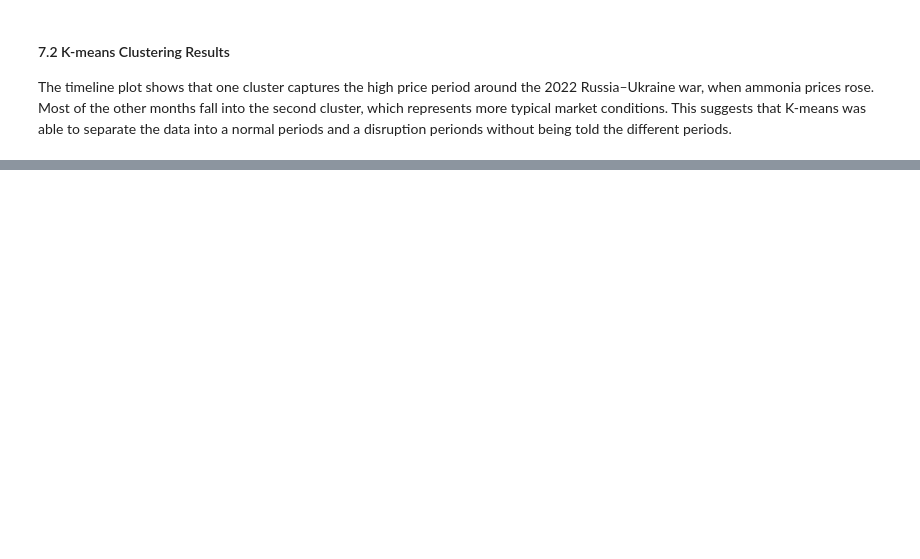
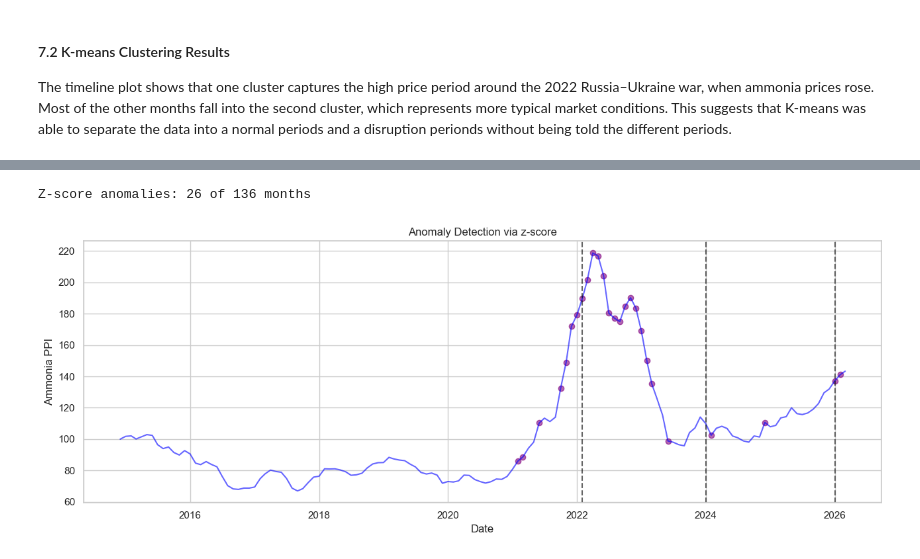
Before and after one commit to soph-k/ammonia-shock-analysis, a Jupyter notebook: ammonia_notebook.ipynb, the cells around one changed output, grey strips where cells are left out. Saved outputs shown, nothing was run; the diff lists cells and outputs as text; code cells hidden in the pictures; blank space fills up the shorter version.

```diff
--- a/ammonia_notebook.ipynb
+++ b/ammonia_notebook.ipynb
@@ -483,0 +541,37 @@ The timeline plot shows that one cluster captures the high price period around t
+# %%
+df["gas_ret"] = df["gas_price"].pct_change()
+df["ppi_ret"] = df["ammonia_ppi"].pct_change()
+cols = ["gas_price", "ammonia_ppi", "gas_ret", "ppi_ret"]
+
+for col in cols:
+    df[col + "_z"] = (df[col] - df[col].mean()) / df[col].std()
+
+z_threshold = 2
+df["anomaly"] = (
+    (df[ "gas_price_z"].abs() > z_threshold) |
+    (df["ammonia_ppi_z"].abs()> z_threshold) |
+    (df[ "gas_ret_z"].abs() >z_threshold) |
+    (df["ppi_ret_z"].abs() > z_threshold)
+)
+
+print("Z-score anomalies:",int(df["anomaly"].sum()),"of",len(df), "months")
+
+fig, ax = plt.subplots(figsize=(13, 5))
+ax.plot(df["date"], df["ammonia_ppi" ], color= 'blue',label="Ammonia PPI",alpha=0.6,)
+anom = df[df["anomaly"]]
+ax.scatter(anom["date"], anom["ammonia_ppi"],color="purple",alpha=0.6,label="Anomaly")
+
+ax.axvline( ukraine_start, color="black",linestyle="--", alpha=0.6)
+ax.axvline(pause_start, color="black", linestyle="--", alpha=0.6)
+ax.axvline( hormuz_start, color="black", linestyle="--", alpha=0.6)
+
+ax.set_title("Anomaly Detection via z-score")
+ax.set_xlabel( "Date")
+ax.set_ylabel("Ammonia PPI")
+
+
+plt.tight_layout()
+plt.show()
+# %% [output]
+Z-score anomalies: 26 of 136 months
+[figure, added]
```
Also changed, not shown: parts of 17 cells of this notebook.
